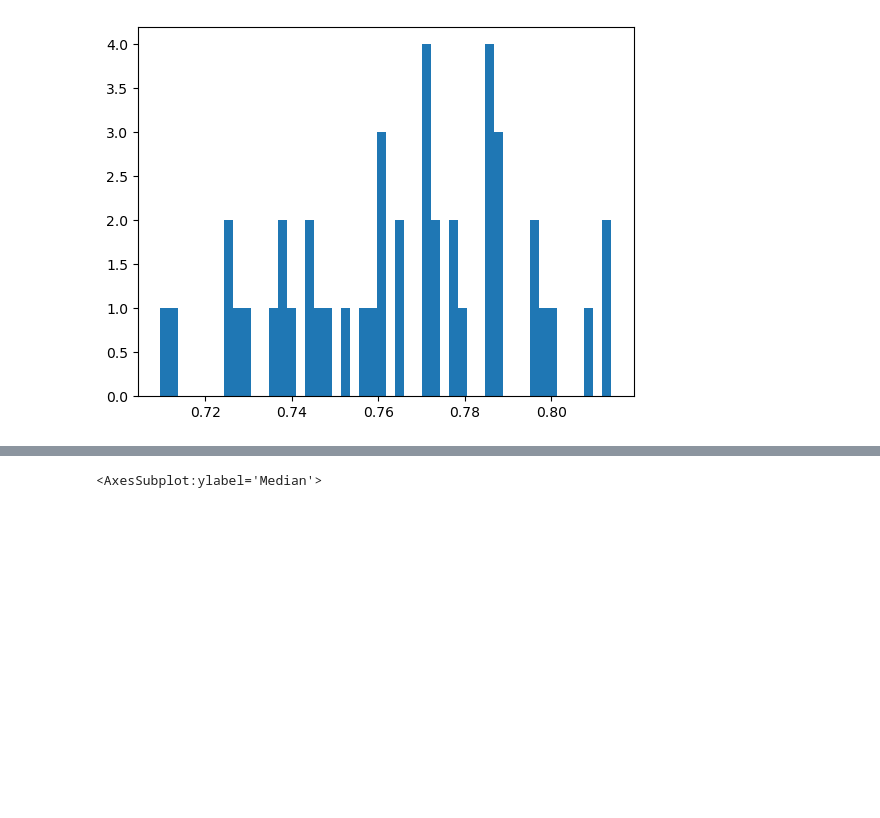
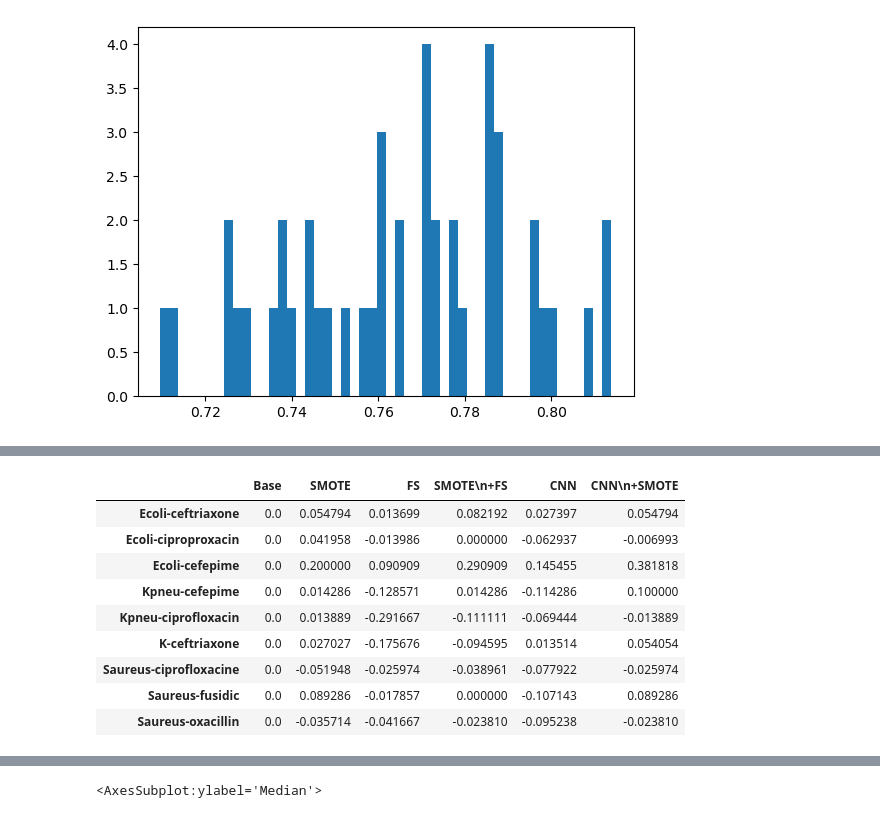
Before and after one commit to seibikobara/CS534FinalMSpathogens, a Jupyter notebook: etc.ipynb, the cells around one changed output, grey strips where cells are left out. Saved outputs shown, nothing was run; the diff lists cells and outputs as text; code cells hidden in the pictures; blank space fills up the shorter version.

```diff
--- a/etc.ipynb
+++ b/etc.ipynb
@@ -68,7 +83,20 @@ df = np.array([[0.73, 0.77, 0.74, 0.79, 0.75, 0.77],
 # %%
 data = pd.DataFrame(df,
-columns = ['Base','SMOTE','FS','SMOTE+FS','CNN','CNN+SMOTE'],
+columns = ['Base','SMOTE','FS','SMOTE\n+FS','CNN','CNN\n+SMOTE'],
 index = ['Ecoli-ceftriaxone','Ecoli-ciproproxacin','Ecoli-cefepime','Kpneu-cefepime',"Kpneu-ciprofloxacin",'K-ceftriaxone','Saureus-ciprofloxacine','Saureus-fusidic',"Saureus-oxacillin"])
+
+data
+# %% [output]
+|  | Base | SMOTE | FS | SMOTE\n+FS | CNN | CNN\n+SMOTE |
+| Ecoli-ceftriaxone | 0.0 | 0.054794 | 0.013699 | 0.082192 | 0.027397 | 0.054794 |
+| Ecoli-ciproproxacin | 0.0 | 0.041958 | -0.013986 | 0.000000 | -0.062937 | -0.006993 |
+| Ecoli-cefepime | 0.0 | 0.200000 | 0.090909 | 0.290909 | 0.145455 | 0.381818 |
+| Kpneu-cefepime | 0.0 | 0.014286 | -0.128571 | 0.014286 | -0.114286 | 0.100000 |
+| Kpneu-ciprofloxacin | 0.0 | 0.013889 | -0.291667 | -0.111111 | -0.069444 | -0.013889 |
+| K-ceftriaxone | 0.0 | 0.027027 | -0.175676 | -0.094595 | 0.013514 | 0.054054 |
+| Saureus-ciprofloxacine | 0.0 | -0.051948 | -0.025974 | -0.038961 | -0.077922 | -0.025974 |
+| Saureus-fusidic | 0.0 | 0.089286 | -0.017857 | 0.000000 | -0.107143 | 0.089286 |
+| Saureus-oxacillin | 0.0 | -0.035714 | -0.041667 | -0.023810 | -0.095238 | -0.023810 |
 # %%
 # normalize by row
 t_data = data.T
```
Also changed, not shown: parts of 4 cells of this notebook.
